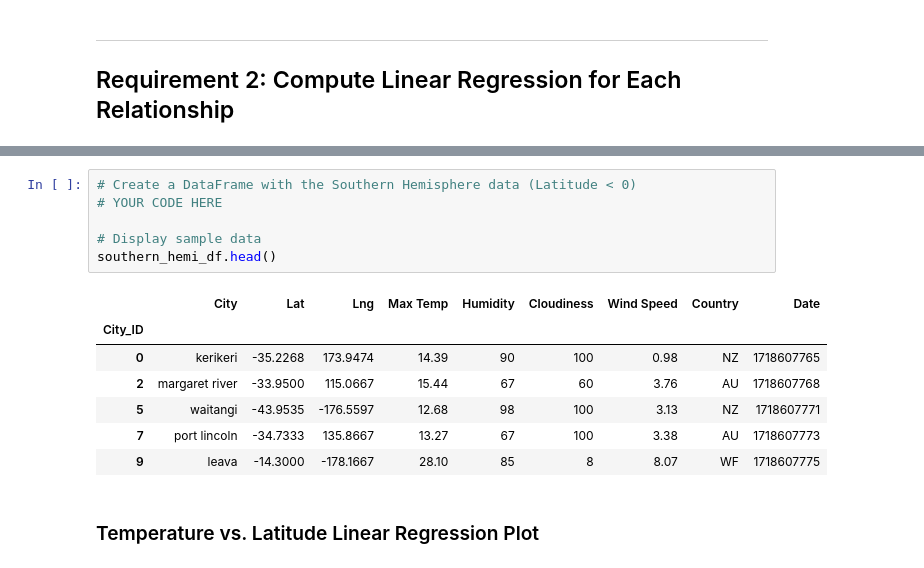
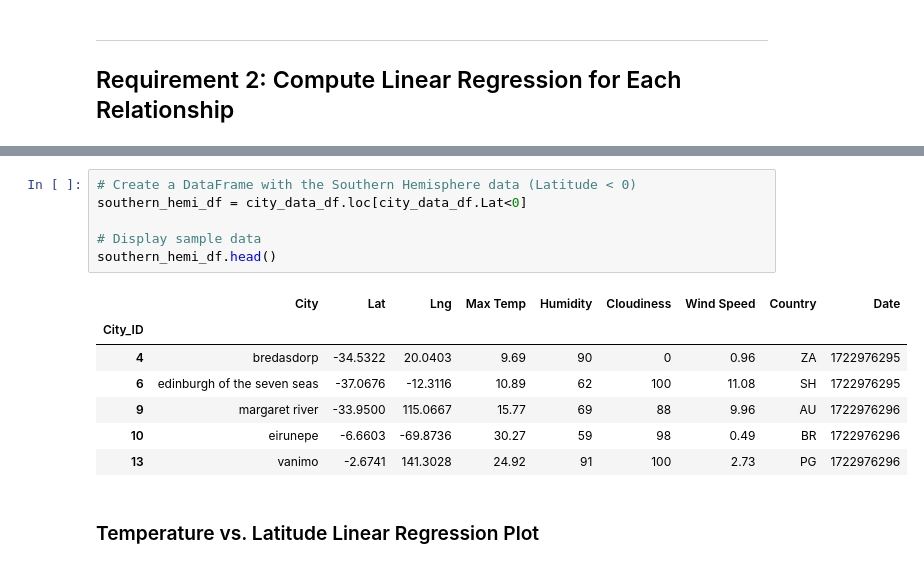
Before and after one commit to Michomicho84/python-api-challenge, a Jupyter notebook: WeatherPy/WeatherPy.ipynb, the cells around one changed output, grey strips where cells are left out. Drawn from its saved outputs; the diff is of its cells as text.

```diff
--- a/WeatherPy/WeatherPy.ipynb
+++ b/WeatherPy/WeatherPy.ipynb
@@ -278,16 +351,16 @@ northern_hemi_df.head()
 # %%
 # Create a DataFrame with the Southern Hemisphere data (Latitude < 0)
-# YOUR CODE HERE
+southern_hemi_df = city_data_df.loc[city_data_df.Lat<0]
 
 # Display sample data
 southern_hemi_df.head()
 # %% [output]
 |  | City | Lat | Lng | Max Temp | Humidity | Cloudiness | Wind Speed | Country | Date |
 | City_ID |  |  |  |  |  |  |  |  |  |
-| 0 | kerikeri | -35.2268 | 173.9474 | 14.39 | 90 | 100 | 0.98 | NZ | 1718607765 |
-| 2 | margaret river | -33.9500 | 115.0667 | 15.44 | 67 | 60 | 3.76 | AU | 1718607768 |
-| 5 | waitangi | -43.9535 | -176.5597 | 12.68 | 98 | 100 | 3.13 | NZ | 1718607771 |
-| 7 | port lincoln | -34.7333 | 135.8667 | 13.27 | 67 | 100 | 3.38 | AU | 1718607773 |
-| 9 | leava | -14.3000 | -178.1667 | 28.10 | 85 | 8 | 8.07 | WF | 1718607775 |
+| 4 | bredasdorp | -34.5322 | 20.0403 | 9.69 | 90 | 0 | 0.96 | ZA | 1722976295 |
+| 6 | edinburgh of the seven seas | -37.0676 | -12.3116 | 10.89 | 62 | 100 | 11.08 | SH | 1722976295 |
+| 9 | margaret river | -33.9500 | 115.0667 | 15.77 | 69 | 88 | 9.96 | AU | 1722976296 |
+| 10 | eirunepe | -6.6603 | -69.8736 | 30.27 | 59 | 98 | 0.49 | BR | 1722976296 |
+| 13 | vanimo | -2.6741 | 141.3028 | 24.92 | 91 | 100 | 2.73 | PG | 1722976296 |
 # %% [markdown]
 ###  Temperature vs. Latitude Linear Regression Plot
```
Also changed, not shown: parts of 35 cells of this notebook, 7 other files.
